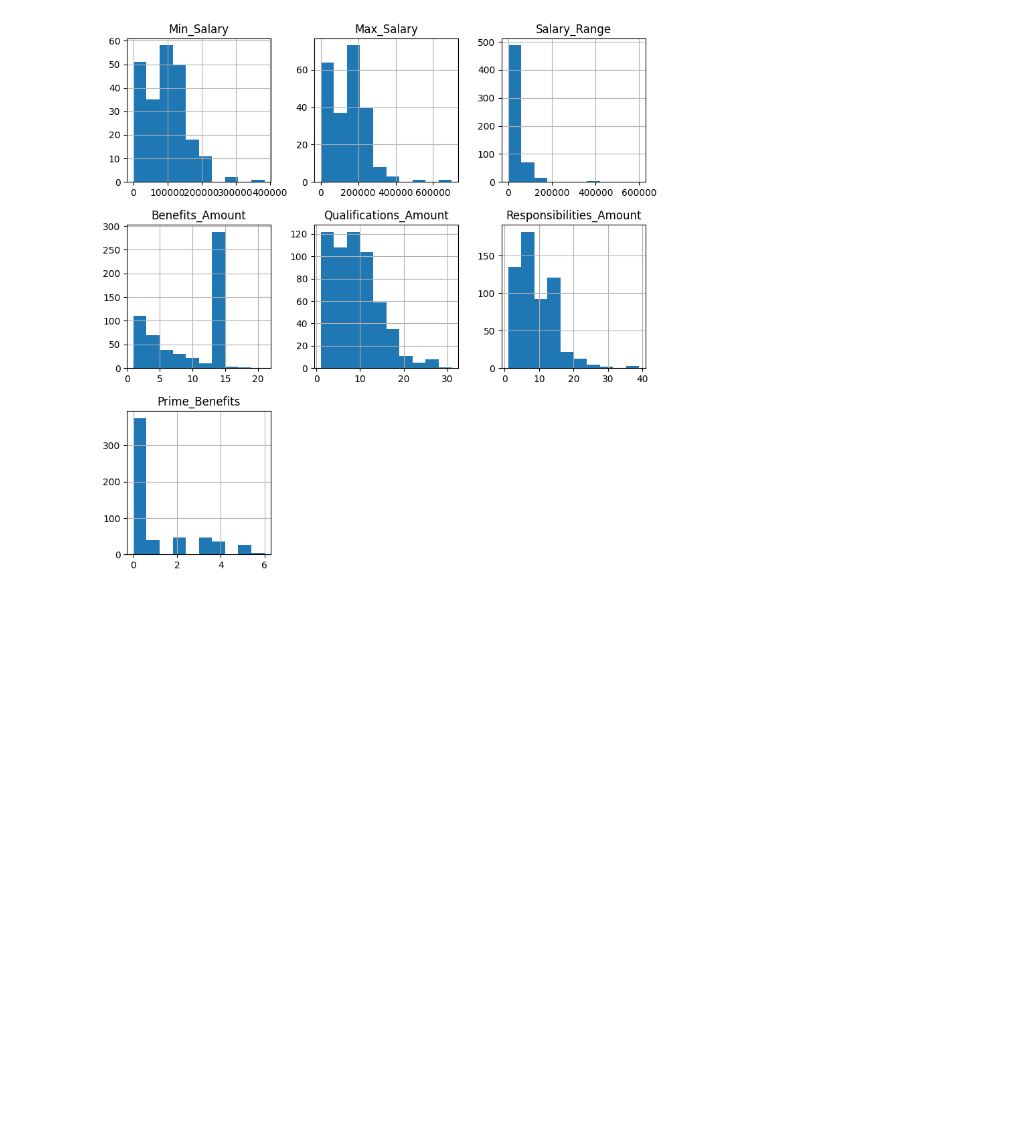
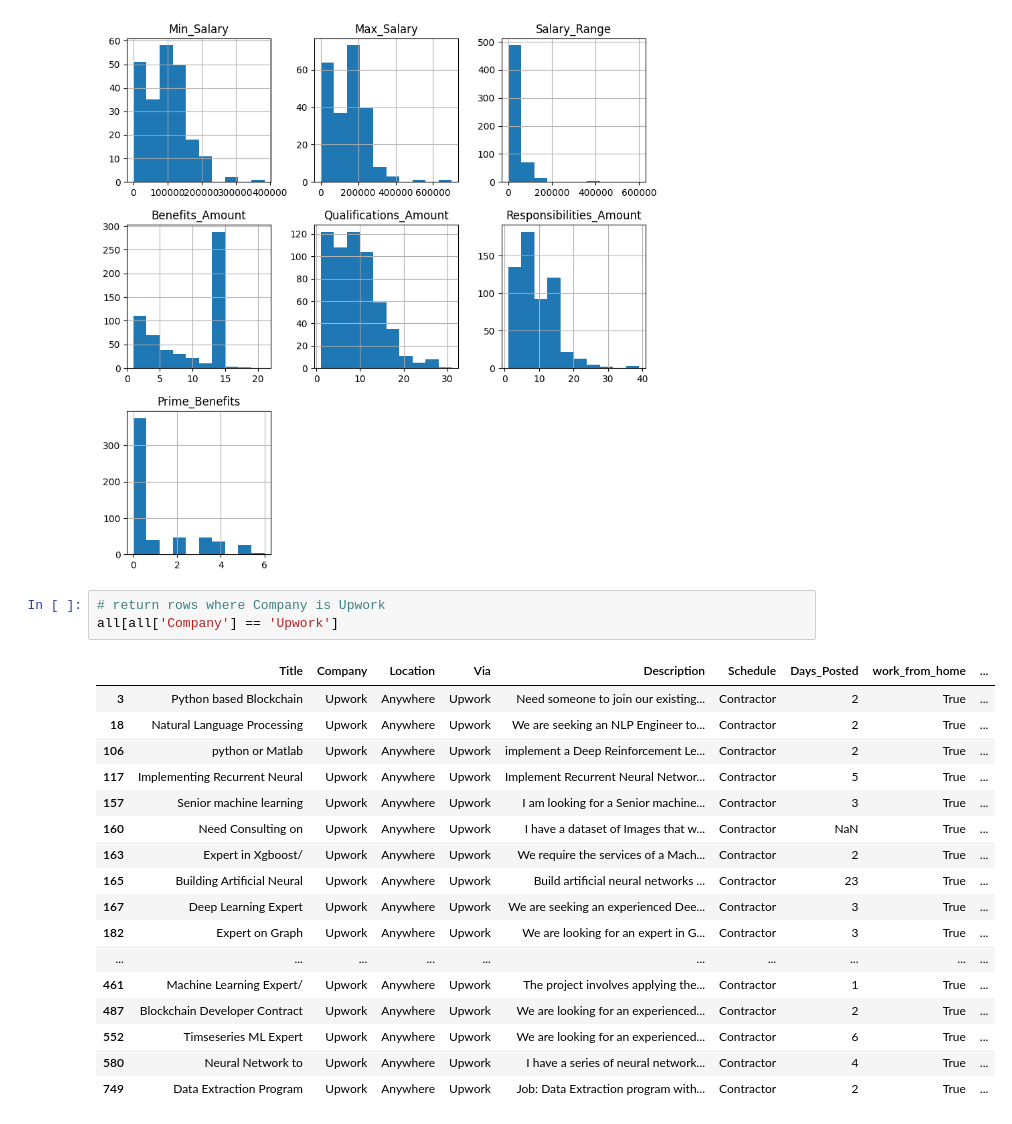
Before and after one commit to ModeEdna/ScholarshipDSAN, a Jupyter notebook: Analysis/EDA.ipynb, the cells around one changed output. Drawn from its saved outputs; the diff is of its cells as text; blank space fills up the shorter version.

```diff
--- a/Analysis/EDA.ipynb
+++ b/Analysis/EDA.ipynb
@@ -609,3 +609,24 @@ array([[<Axes: title={'center': 'Min_Salary'}>,
        [<Axes: title={'center': 'Prime_Benefits'}>, <Axes: >, <Axes: >]],
       dtype=object)
 [figure]
+# %%
+# return rows where Company is Upwork
+all[all['Company'] == 'Upwork']
+# %% [output]
+|  | Title | Company | Location | Via | Description | Schedule | Days_Posted | work_from_home | ... |
+| 3 | Python based Blockchain | Upwork | Anywhere | Upwork | Need someone to join our existing... | Contractor | 2 | True | ... |
+| 18 | Natural Language Processing | Upwork | Anywhere | Upwork | We are seeking an NLP Engineer to... | Contractor | 2 | True | ... |
+| 106 | python or Matlab | Upwork | Anywhere | Upwork | implement a Deep Reinforcement Le... | Contractor | 2 | True | ... |
+| 117 | Implementing Recurrent Neural | Upwork | Anywhere | Upwork | Implement Recurrent Neural Networ... | Contractor | 5 | True | ... |
+| 157 | Senior machine learning | Upwork | Anywhere | Upwork | I am looking for a Senior machine... | Contractor | 3 | True | ... |
+| 160 | Need Consulting on | Upwork | Anywhere | Upwork | I have a dataset of Images that w... | Contractor | NaN | True | ... |
+| 163 | Expert in Xgboost/ | Upwork | Anywhere | Upwork | We require the services of a Mach... | Contractor | 2 | True | ... |
+| 165 | Building Artificial Neural | Upwork | Anywhere | Upwork | Build artificial neural networks ... | Contractor | 23 | True | ... |
+| 167 | Deep Learning Expert | Upwork | Anywhere | Upwork | We are seeking an experienced Dee... | Contractor | 3 | True | ... |
+| 182 | Expert on Graph | Upwork | Anywhere | Upwork | We are looking for an expert in G... | Contractor | 3 | True | ... |
+| ... | ... | ... | ... | ... | ... | ... | ... | ... | ... |
+| 461 | Machine Learning Expert/ | Upwork | Anywhere | Upwork | The project involves applying the... | Contractor | 1 | True | ... |
+| 487 | Blockchain Developer Contract | Upwork | Anywhere | Upwork | We are looking for an experienced... | Contractor | 2 | True | ... |
+| 552 | Timseseries ML Expert | Upwork | Anywhere | Upwork | We are looking for an experienced... | Contractor | 6 | True | ... |
+| 580 | Neural Network to | Upwork | Anywhere | Upwork | I have a series of neural network... | Contractor | 4 | True | ... |
+| 749 | Data Extraction Program | Upwork | Anywhere | Upwork | Job: Data Extraction program with... | Contractor | 2 | True | ... |
```
Also changed, not shown: parts of 9 cells of this notebook, 5 other files.
